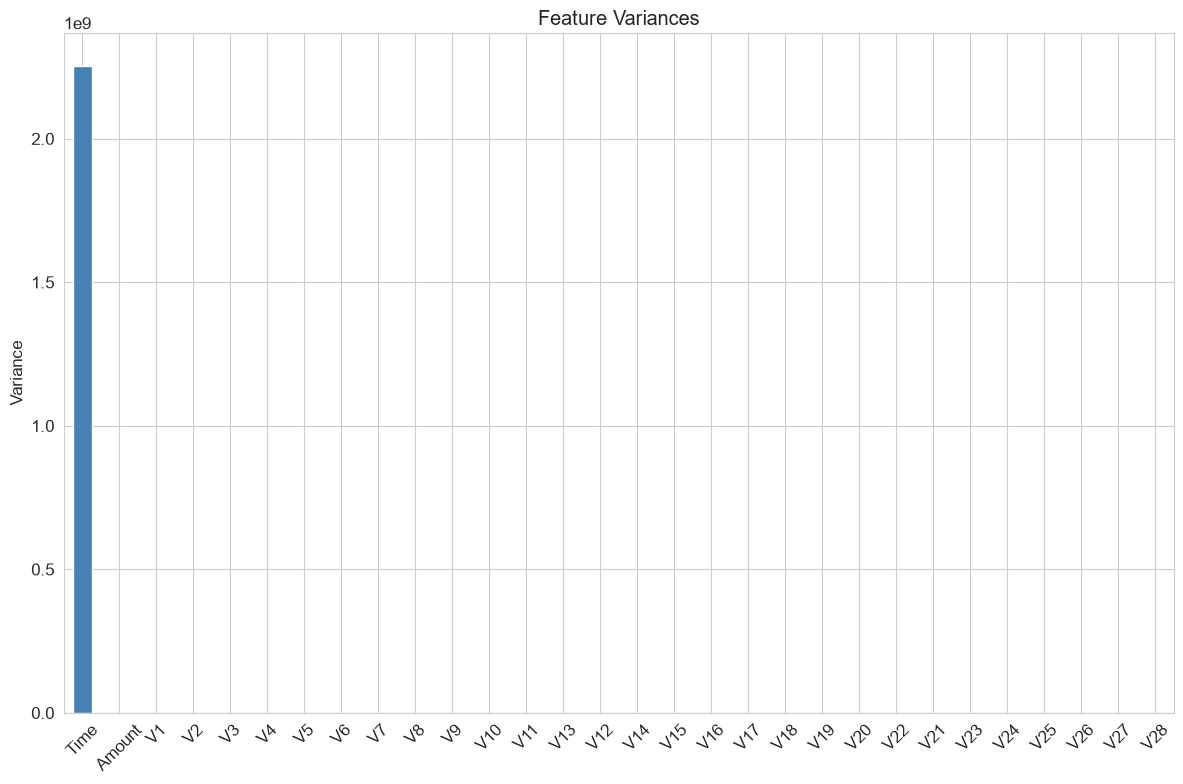
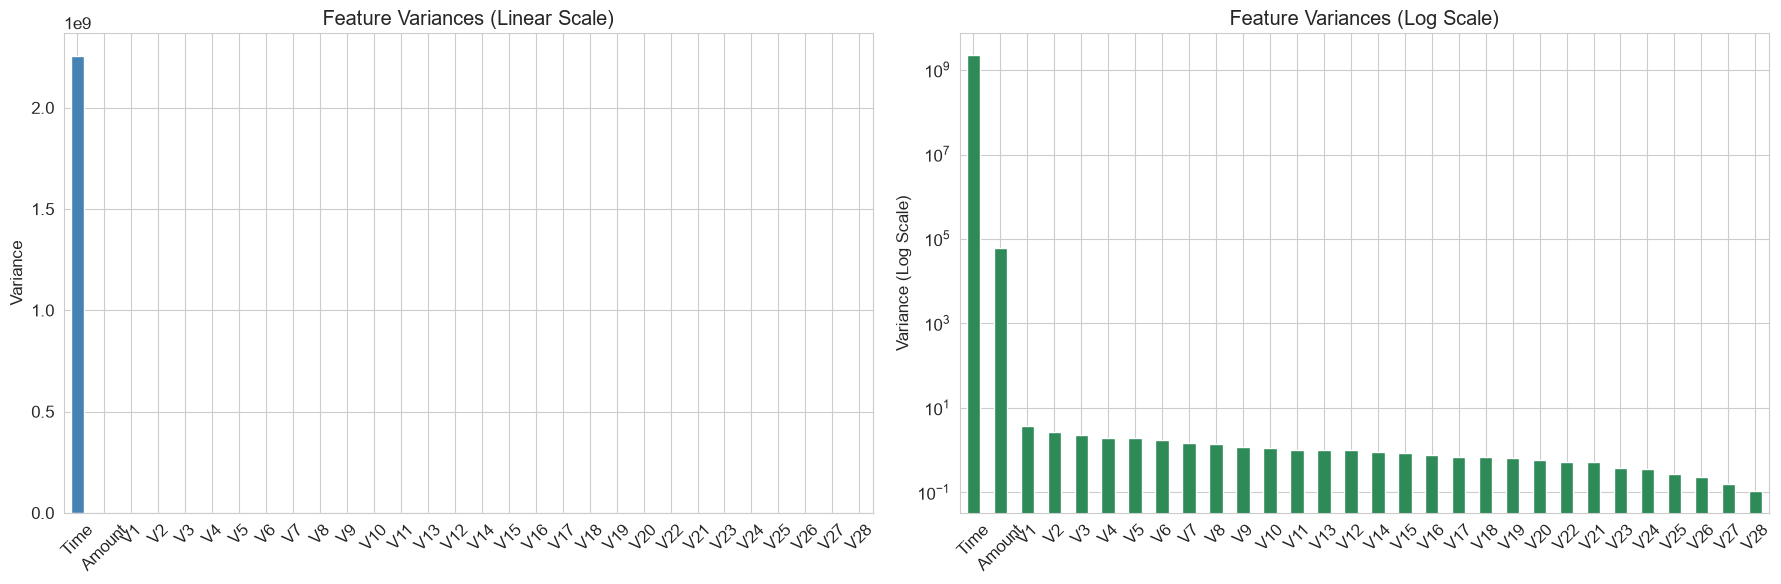
Unified diff of the notebook cell whose output changed from the first chart to the second:
--- before
+++ after
@@ -1,9 +1,25 @@
+import matplotlib.pyplot as plt
+import numpy as np
+
+# 1. Calculate variances
+v_cols = [f'V{i}' for i in range(1, 29)] # Assuming V1-V28
 variances = df[v_cols + ["Amount", "Time"]].var().sort_values(ascending=False)
 
-plt.figure(figsize=(12, 8))
-variances.plot.bar(color="steelblue")
-plt.title("Feature Variances")
-plt.ylabel("Variance")
-plt.xticks(rotation=45)
+# 2. Create a figure with two subplots
+fig, (ax1, ax2) = plt.subplots(1, 2, figsize=(18, 6))
+
+# --- Plot 1: Standard Linear Scale ---
+variances.plot.bar(ax=ax1, color="steelblue")
+ax1.set_title("Feature Variances (Linear Scale)")
+ax1.set_ylabel("Variance")
+ax1.tick_params(axis='x', rotation=45)
+
+# --- Plot 2: Logarithmic Scale ---
+variances.plot.bar(ax=ax2, color="seagreen")
+ax2.set_yscale('log') # This turns the Y-axis into a log scale
+ax2.set_title("Feature Variances (Log Scale)")
+ax2.set_ylabel("Variance (Log Scale)")
+ax2.tick_params(axis='x', rotation=45)
+
 plt.tight_layout()
 plt.show()

Commit: feat: Data Analysis and Preprocessing